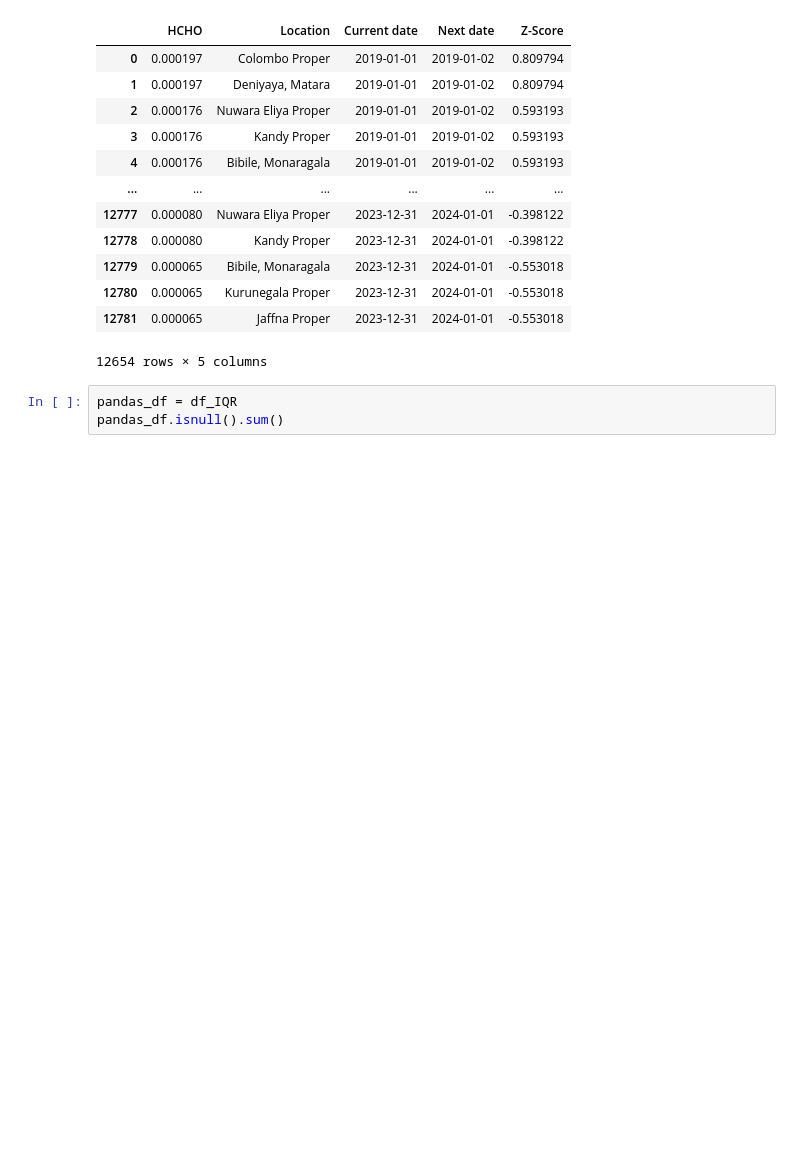
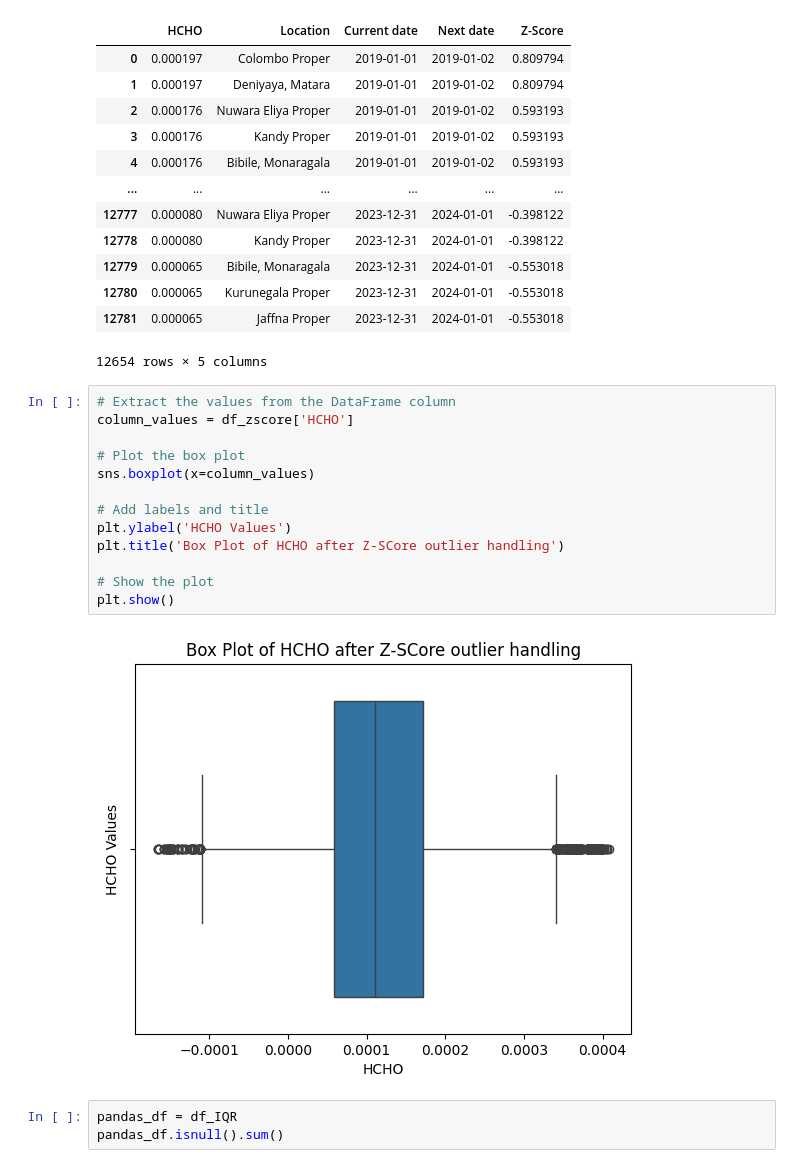
Before and after one commit to ChavinduDulaj/HCHO-Prediction-using-Data-Engineering, a Jupyter notebook: pre_processing (Q1).ipynb, the cells around one changed output. Drawn from its saved outputs; the diff is of its cells as text; blank space fills up the shorter version.

```diff
--- a/pre_processing (Q1).ipynb
+++ b/pre_processing (Q1).ipynb
@@ -476,6 +480,21 @@ df_zscore
 | 12780 | 0.000065 | Kurunegala Proper | 2023-12-31 | 2024-01-01 | -0.553018 |
 | 12781 | 0.000065 | Jaffna Proper | 2023-12-31 | 2024-01-01 | -0.553018 |
 12654 rows × 5 columns
+# %%
+# Extract the values from the DataFrame column
+column_values = df_zscore['HCHO']
+
+# Plot the box plot
+sns.boxplot(x=column_values)
+
+# Add labels and title
+plt.ylabel('HCHO Values')
+plt.title('Box Plot of HCHO after Z-SCore outlier handling')
+
+# Show the plot
+plt.show()
+# %% [output]
+[figure, added]
 # %%
 pandas_df = df_IQR
 pandas_df.isnull().sum()
```
Also changed, not shown: parts of 2 cells of this notebook.
